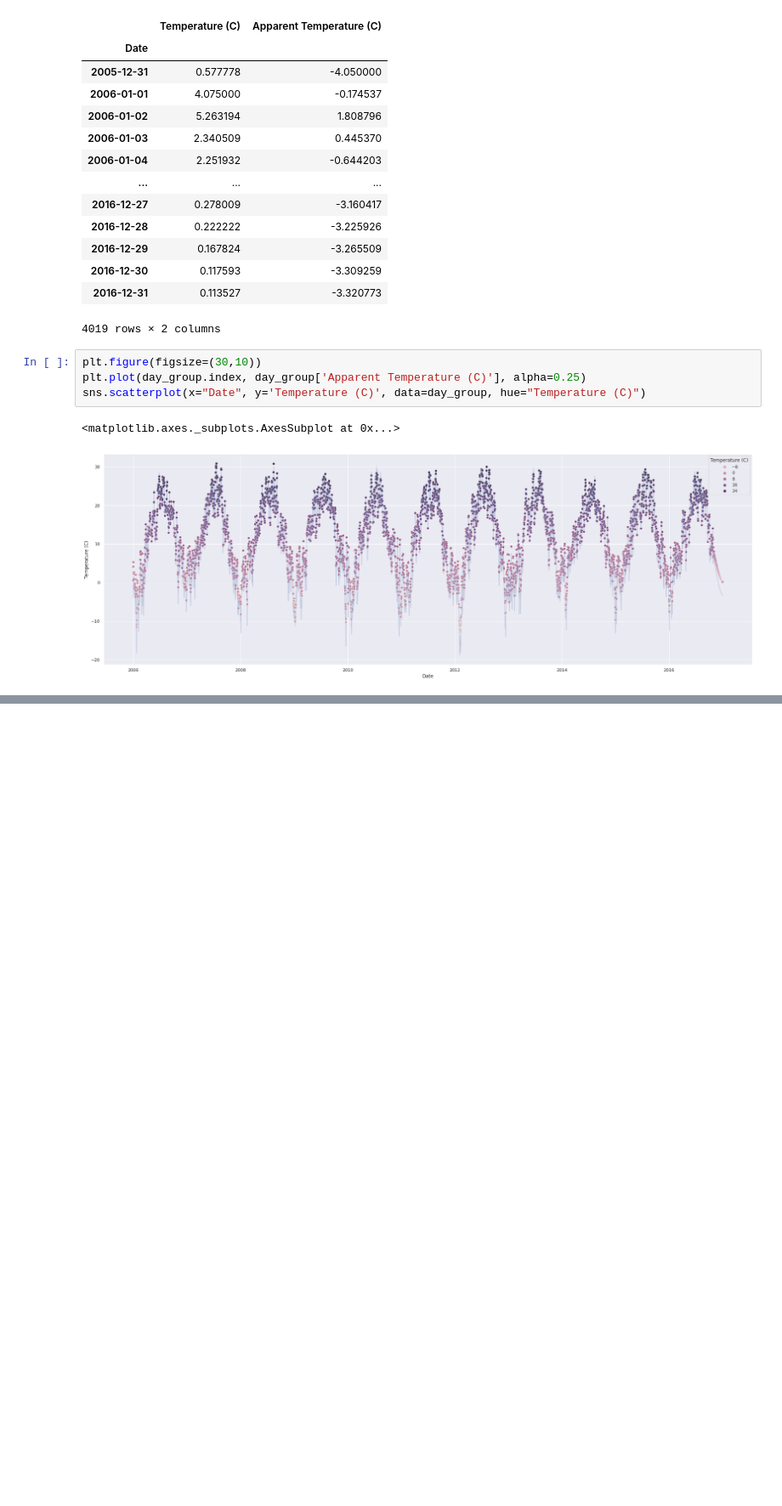
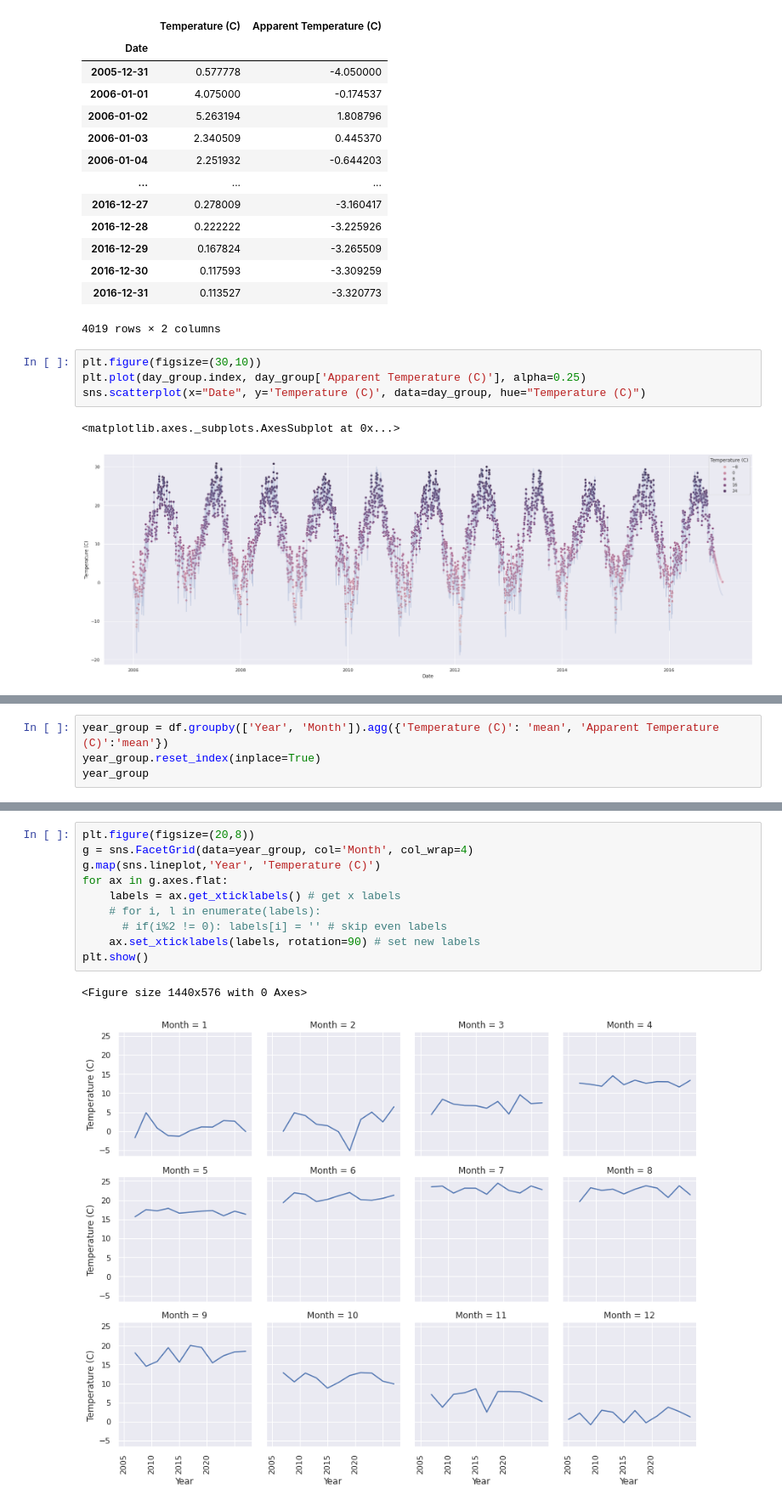
Before and after one commit to nandinib1999/Weather-in-Szeged-2006-2016, a Jupyter notebook: Weather_in_Szeged_2006_2016.ipynb, the cells around one changed output, grey strips where cells are left out. Shown at 85% size. Drawn from its saved outputs; the diff is of its cells as text; blank space fills up the shorter version.

```diff
--- a/Weather_in_Szeged_2006_2016.ipynb
+++ b/Weather_in_Szeged_2006_2016.ipynb
@@ -549,0 +555,4 @@ plt.show()
+# %%
+year_group = df.groupby(['Year', 'Month']).agg({'Temperature (C)': 'mean', 'Apparent Temperature (C)':'mean'})
+year_group.reset_index(inplace=True)
+year_group
@@ -549,0 +573,13 @@ plt.show()
+# %%
+plt.figure(figsize=(20,8))
+g = sns.FacetGrid(data=year_group, col='Month', col_wrap=4)
+g.map(sns.lineplot,'Year', 'Temperature (C)')
+for ax in g.axes.flat:
+    labels = ax.get_xticklabels() # get x labels
+    # for i, l in enumerate(labels):
+      # if(i%2 != 0): labels[i] = '' # skip even labels
+    ax.set_xticklabels(labels, rotation=90) # set new labels
+plt.show()
+# %% [output]
+<Figure size 1440x576 with 0 Axes>
+[figure, added]
```
Also changed, not shown: parts of 5 cells of this notebook.
